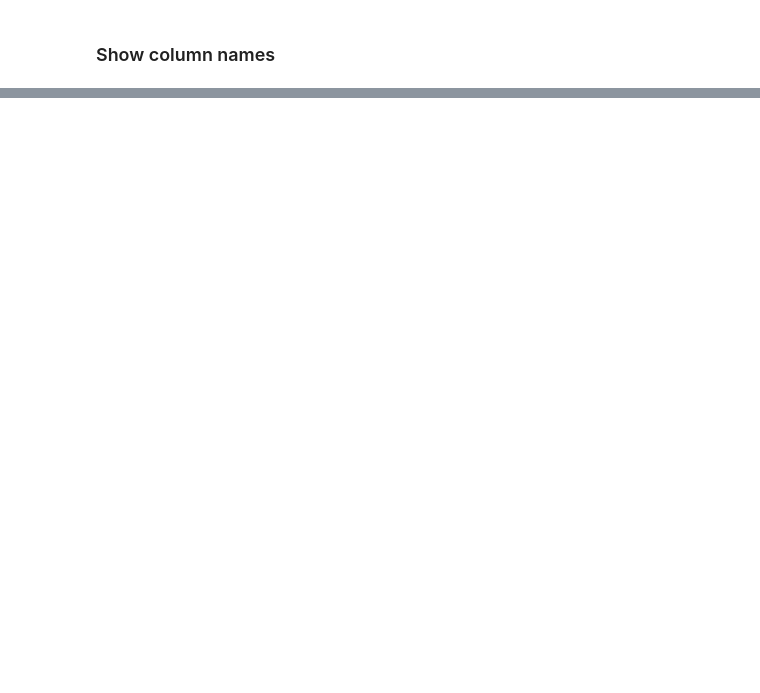
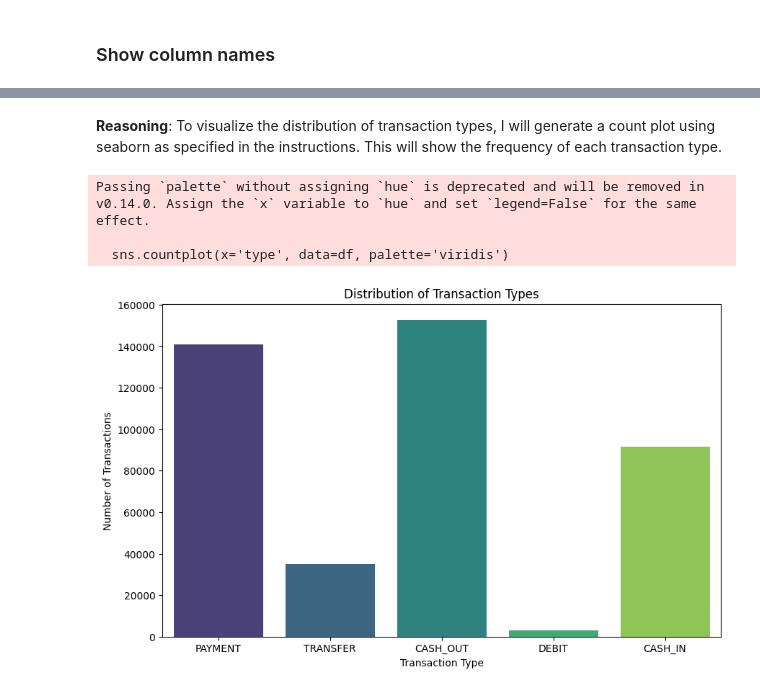
Before and after one commit to balakumaranbala2112/Fraud-Detection-in-Bank-Transactions-Using-Machine-Learning, a Jupyter notebook: chapter_appendix-tools-for-deep-learning/jupyter.ipynb, the cells around one changed output, grey strips where cells are left out. Cells and saved outputs as stored; diff of their text form; code cells hidden in the pictures; blank space fills up the shorter version.

```diff
--- a/chapter_appendix-tools-for-deep-learning/jupyter.ipynb
+++ b/chapter_appendix-tools-for-deep-learning/jupyter.ipynb
@@ -446,0 +205,15 @@ Passing `palette` without assigning `hue` is deprecated and will be removed in v
+# %% [markdown]
+**Reasoning**:
+To visualize the distribution of transaction types, I will generate a count plot using seaborn as specified in the instructions. This will show the frequency of each transaction type.
+# %%
+plt.figure(figsize=(10, 6))
+sns.countplot(x='type', data=df, palette='viridis')
+plt.title('Distribution of Transaction Types')
+plt.xlabel('Transaction Type')
+plt.ylabel('Number of Transactions')
+plt.show()
+# %% [output]
+Passing `palette` without assigning `hue` is deprecated and will be removed in v0.14.0. Assign the `x` variable to `hue` and set `legend=False` for the same effect.
+
+  sns.countplot(x='type', data=df, palette='viridis')
+[figure, added]
```
Also changed, not shown: parts of 140 cells of this notebook.
